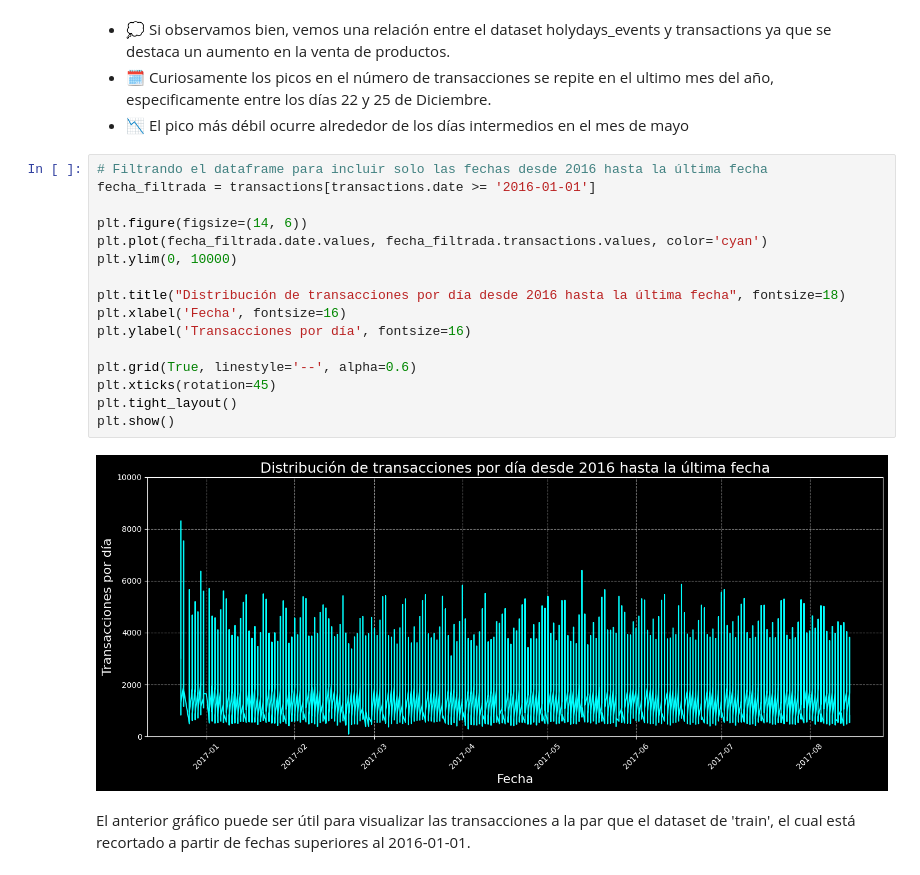
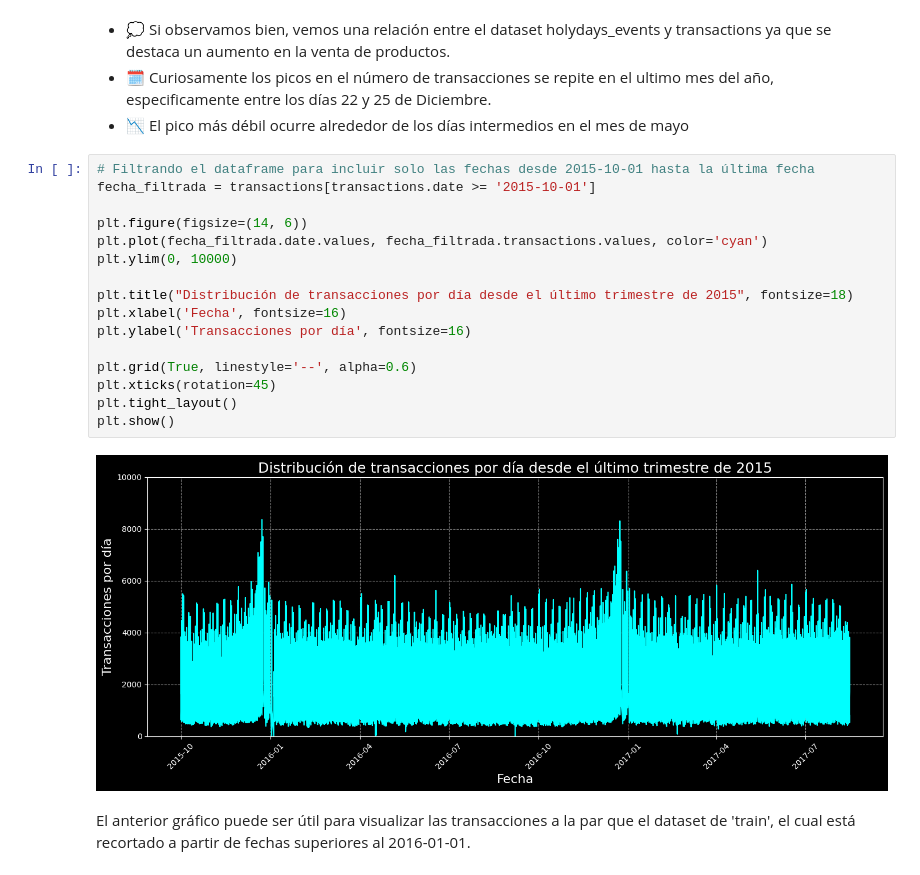
Before and after one commit to C0SS10/AI4ENG, a Jupyter notebook: 01 - Exploración de datos.ipynb, the cells around one changed output. Saved outputs shown, nothing was run; the diff lists cells and outputs as text.

```diff
--- a/01 - Exploración de datos.ipynb
+++ b/01 - Exploración de datos.ipynb
@@ -429,23 +429,23 @@ plt.show()
 * 🗓️ Curiosamente los picos en el número de transacciones se repite en el ultimo mes del año, especificamente entre los días 22 y 25 de Diciembre.
 * 📉 El pico más débil ocurre alrededor de los días intermedios en el mes de mayo
 # %%
-# Filtrando el dataframe para incluir solo las fechas desde 2016 hasta la última fecha
-fecha_filtrada = transactions[transactions.date >= '2016-01-01']
+# Filtrando el dataframe para incluir solo las fechas desde 2015-10-01 hasta la última fecha
+fecha_filtrada = transactions[transactions.date >= '2015-10-01']
 
 plt.figure(figsize=(14, 6))
 plt.plot(fecha_filtrada.date.values, fecha_filtrada.transactions.values, color='cyan')
 plt.ylim(0, 10000)
 
-plt.title("Distribución de transacciones por día desde 2016 hasta la última fecha", fontsize=18)
+plt.title("Distribución de transacciones por día desde el último trimestre de 2015", fontsize=18)
 plt.xlabel('Fecha', fontsize=16)
 plt.ylabel('Transacciones por día', fontsize=16)
 
 plt.grid(True, linestyle='--', alpha=0.6)
 plt.xticks(rotation=45)
 plt.tight_layout()
 plt.show()
 # %% [output]
-[figure, old version]
+[figure, new version]
 # %% [markdown]
 El anterior gráfico puede ser útil para visualizar las transacciones a la par que el dataset de 'train', el cual está recortado a partir de fechas superiores al 2016-01-01.
 # %%
```
Also changed, not shown: parts of 7 cells of this notebook.
